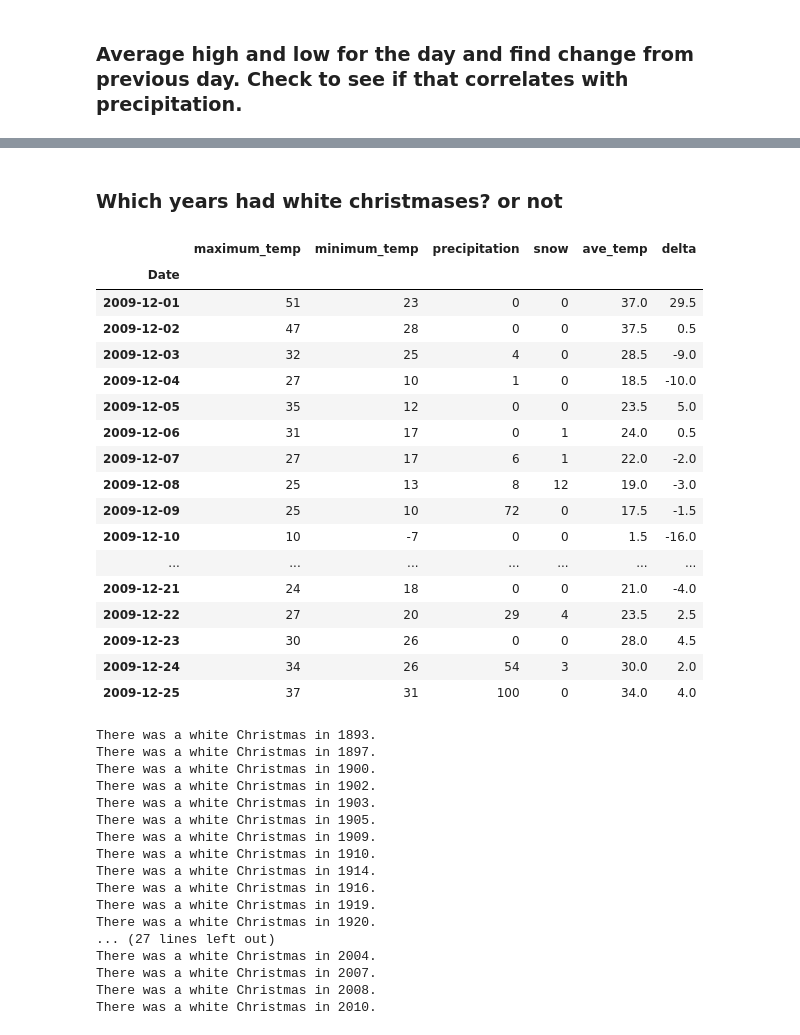
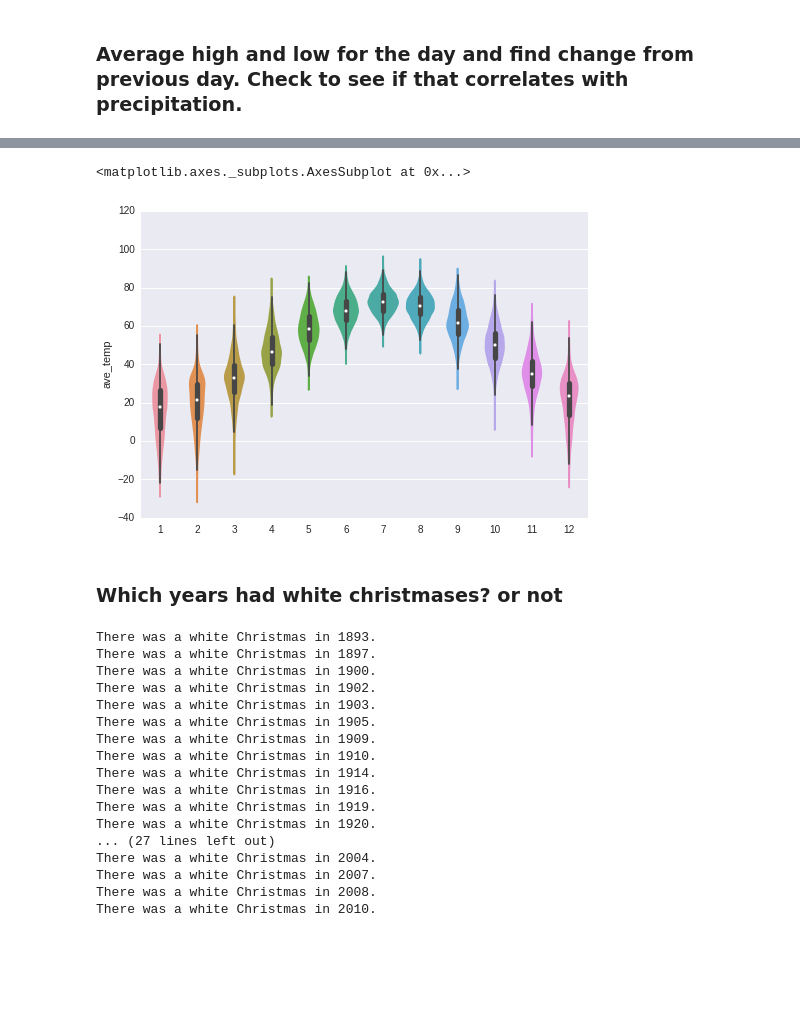
Before and after one commit to joshuamjaxon/CS420, a Jupyter notebook: Weather.ipynb, the cells around one changed output, grey strips where cells are left out. Drawn from its saved outputs; the diff is of its cells as text; code cells hidden in the pictures; blank space fills up the shorter version.

```diff
--- a/Weather.ipynb
+++ b/Weather.ipynb
@@ -83,26 +84,10 @@ s.plot(x='delta', y='precipitation', kind='scatter')
+# %%
+sb.violinplot(x=s.index.month, y=s.ave_temp)
+# %% [output]
+<matplotlib.axes._subplots.AxesSubplot at 0x...>
+[figure, added]
 # %% [markdown]
 ### Which years had white christmases? or not
-# %%
-s[(s.index.month == 12) & (s.index.day <= 25) & (s.index.year == 2009)]
-# %% [output]
-|  | maximum_temp | minimum_temp | precipitation | snow | ave_temp | delta |
-| Date |  |  |  |  |  |  |
-| 2009-12-01 | 51 | 23 | 0 | 0 | 37.0 | 29.5 |
-| 2009-12-02 | 47 | 28 | 0 | 0 | 37.5 | 0.5 |
-| 2009-12-03 | 32 | 25 | 4 | 0 | 28.5 | -9.0 |
-| 2009-12-04 | 27 | 10 | 1 | 0 | 18.5 | -10.0 |
-| 2009-12-05 | 35 | 12 | 0 | 0 | 23.5 | 5.0 |
-| 2009-12-06 | 31 | 17 | 0 | 1 | 24.0 | 0.5 |
-| 2009-12-07 | 27 | 17 | 6 | 1 | 22.0 | -2.0 |
-| 2009-12-08 | 25 | 13 | 8 | 12 | 19.0 | -3.0 |
-| 2009-12-09 | 25 | 10 | 72 | 0 | 17.5 | -1.5 |
-| 2009-12-10 | 10 | -7 | 0 | 0 | 1.5 | -16.0 |
-| ... | ... | ... | ... | ... | ... | ... |
-| 2009-12-21 | 24 | 18 | 0 | 0 | 21.0 | -4.0 |
-| 2009-12-22 | 27 | 20 | 29 | 4 | 23.5 | 2.5 |
-| 2009-12-23 | 30 | 26 | 0 | 0 | 28.0 | 4.5 |
-| 2009-12-24 | 34 | 26 | 54 | 3 | 30.0 | 2.0 |
-| 2009-12-25 | 37 | 31 | 100 | 0 | 34.0 | 4.0 |
 # %%
 # A Christmas is 'white' if the temperature has not risen over 32 degrees since last snow in December.
 # A Christmas may also be white if it snowed on Christmas, regardless of the temperature.
```
Also changed, not shown: parts of 9 cells of this notebook.
